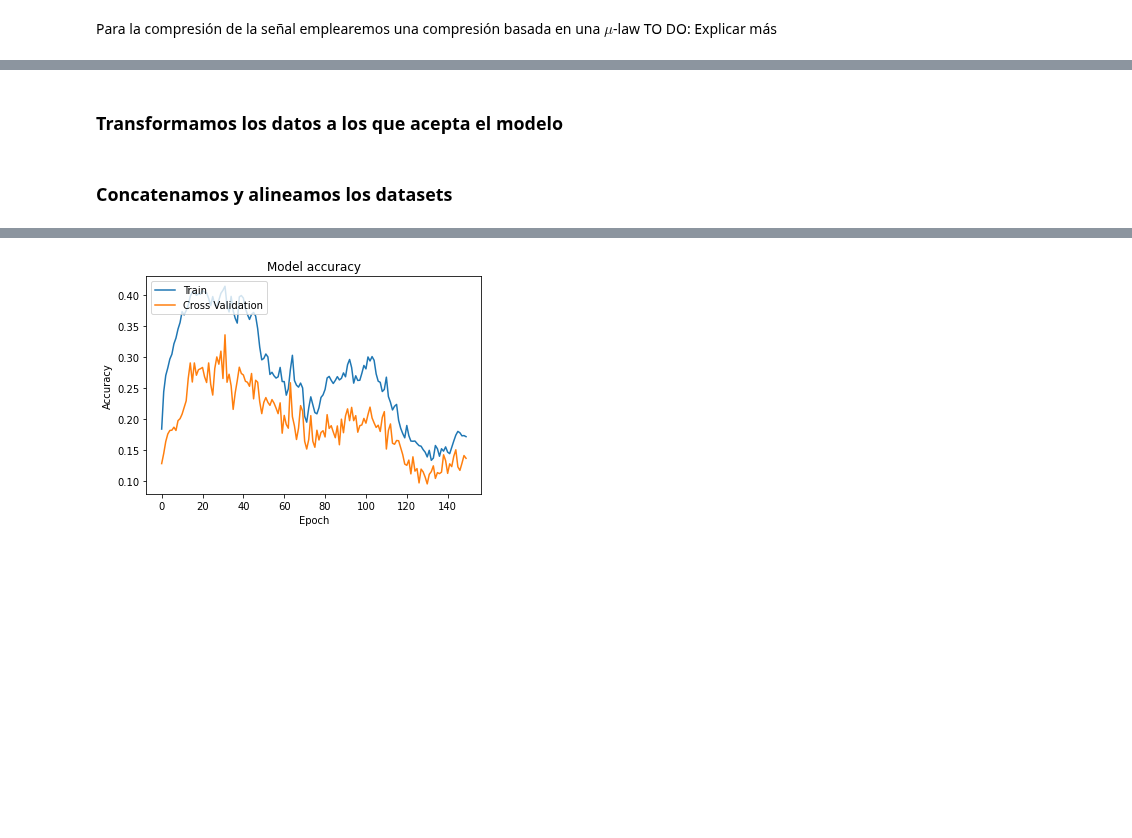
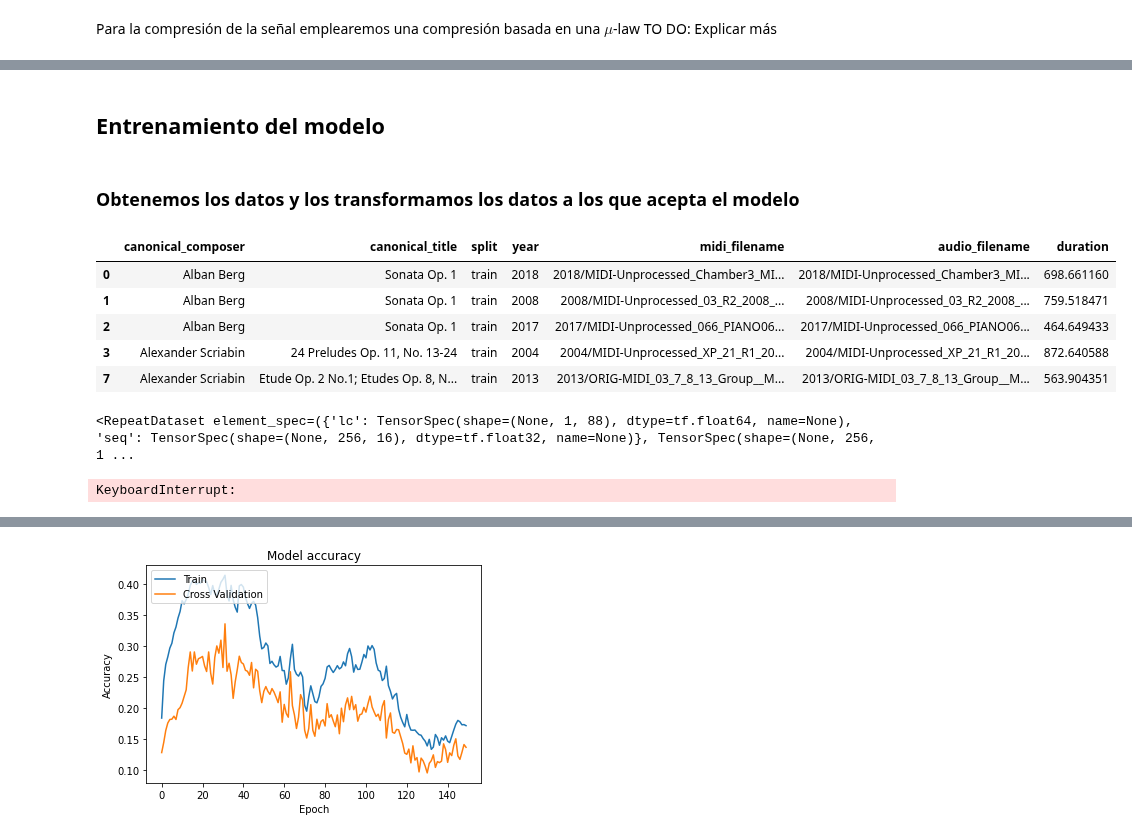
Before and after one commit to alvaro-lg/TFG, a Jupyter notebook: TFG.ipynb, the cells around one changed output, grey strips where cells are left out. Cells and saved outputs as stored; diff of their text form; code cells hidden in the pictures; blank space fills up the shorter version.

```diff
--- a/TFG.ipynb
+++ b/TFG.ipynb
@@ -480,4 +445,6 @@ Trainable params: 374,977
 Non-trainable params: 0
 __________________________________________________________________________________________________
+# %% [markdown]
+## Entrenamiento del modelo
 # %% [markdown]
-### Transformamos los datos a los que acepta el modelo
+### Obtenemos los datos y los transformamos los datos a los que acepta el modelo
@@ -484 +508,12 @@ ________________________________________________________________________________
+# %%
+# Default Train - Test - Validation split ~ (0.75, 0.15, 0.1)
+train_df, test_df, val_df = df[df['split'] == 'train'], df[df['split'] == 'test'], df[df['split'] == 'validation']
+train_df.head()
+# %% [output]
+|  | canonical_composer | canonical_title | split | year | midi_filename | audio_filename | duration |
+| 0 | Alban Berg | Sonata Op. 1 | train | 2018 | 2018/MIDI-Unprocessed_Chamber3_MI... | 2018/MIDI-Unprocessed_Chamber3_MI... | 698.661160 |
+| 1 | Alban Berg | Sonata Op. 1 | train | 2008 | 2008/MIDI-Unprocessed_03_R2_2008_... | 2008/MIDI-Unprocessed_03_R2_2008_... | 759.518471 |
+| 2 | Alban Berg | Sonata Op. 1 | train | 2017 | 2017/MIDI-Unprocessed_066_PIANO06... | 2017/MIDI-Unprocessed_066_PIANO06... | 464.649433 |
+| 3 | Alexander Scriabin | 24 Preludes Op. 11, No. 13-24 | train | 2004 | 2004/MIDI-Unprocessed_XP_21_R1_20... | 2004/MIDI-Unprocessed_XP_21_R1_20... | 872.640588 |
+| 7 | Alexander Scriabin | Etude Op. 2 No.1; Etudes Op. 8, N... | train | 2013 | 2013/ORIG-MIDI_03_7_8_13_Group__M... | 2013/ORIG-MIDI_03_7_8_13_Group__M... | 563.904351 |
 # %%
@@ -492,2 +520,0 @@ for item in wav_datasets:
-# %% [markdown]
-### Concatenamos y alineamos los datasets
@@ -498,0 +521,15 @@ def generator():
+# %%
+train_dataset = tf.data.Dataset.from_generator(lambda : generator(*train_datasets), output_signature=(
+                     tf.TensorSpec(shape=LC_SHAPE[1], dtype=tf.float64),
+                     tf.TensorSpec(shape=INP_SHAPE, dtype=tf.float32),
+                     tf.TensorSpec(shape=OUT_SHAPE, dtype=tf.float32)))
+train_dataset = train_dataset.map(lambda i, j, k: ({"lc": tf.expand_dims(i, 0), "seq": j}, k))
+train_dataset = train_dataset.batch(BATCH_SIZE)
+train_dataset = train_dataset.repeat(N_EPOCHS)
+train_dataset
+# %% [output]
+<RepeatDataset element_spec=({'lc': TensorSpec(shape=(None, 1, 88), dtype=tf.float64, name=None), 'seq': TensorSpec(shape=(None, 256, 16), dtype=tf.float32, name=None)}, TensorSpec(shape=(None, 256, 1 ...
+# %%
+val_datasets, val_samples = get_datasets(val_df, max_files=num, max_samples=5000)
+# %% [output]
+KeyboardInterrupt:
```
Also changed, not shown: parts of 21 cells of this notebook.
